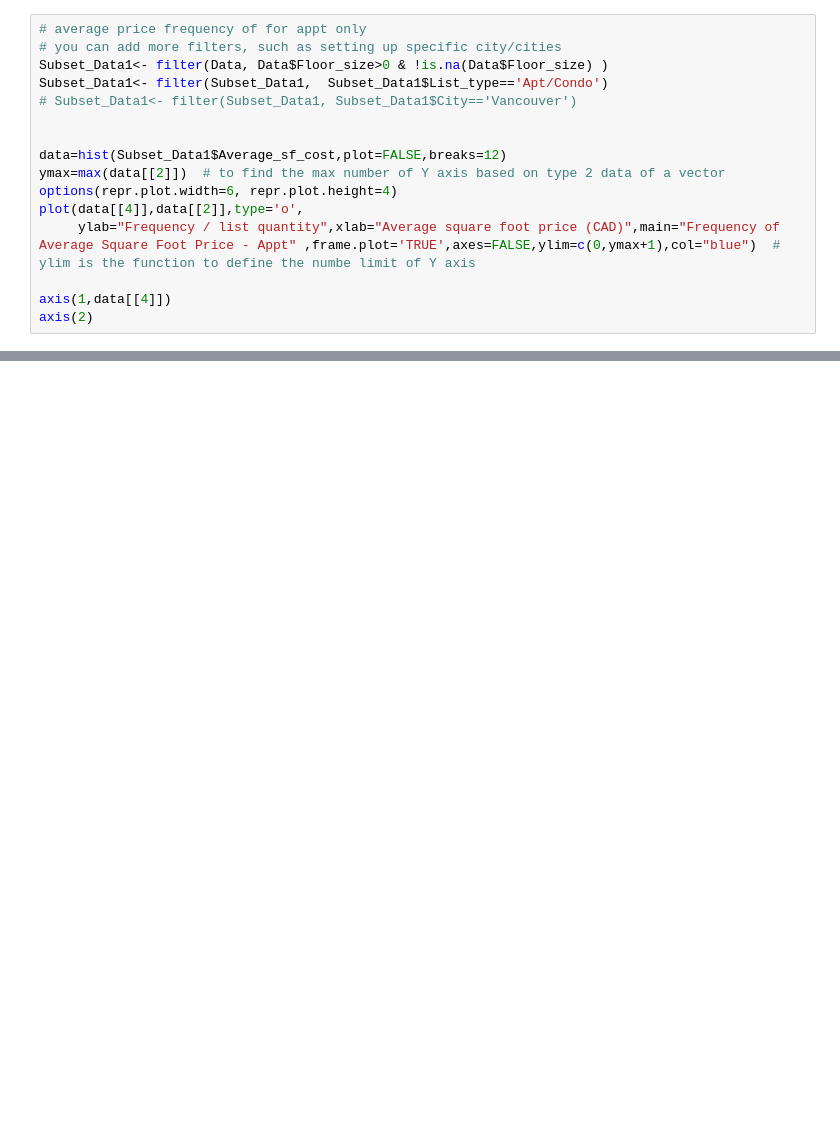
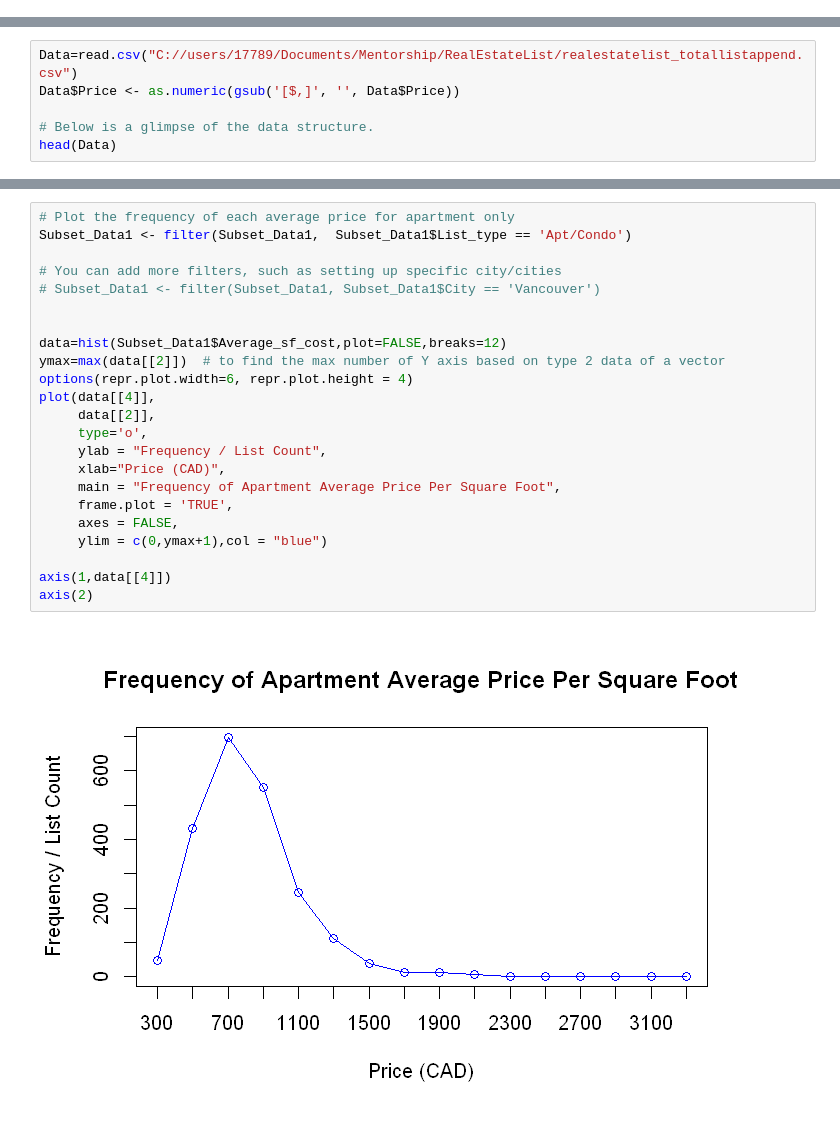
Before and after one commit to EvaWang2020/Analyze-Real-Estate-List-Data-Using-R, a Jupyter notebook: RealEstateListAnalysis.ipynb, the cells around one changed output, grey strips where cells are left out. Cells and saved outputs as stored; diff of their text form; blank space fills up the shorter version.

```diff
--- a/RealEstateListAnalysis.ipynb
+++ b/RealEstateListAnalysis.ipynb
@@ -144,16 +0,0 @@ axis(2)
-# %%
-# average price frequency of for appt only
-# you can add more filters, such as setting up specific city/cities
-Subset_Data1<- filter(Data, Data$Floor_size>0 & !is.na(Data$Floor_size) )
-Subset_Data1<- filter(Subset_Data1,  Subset_Data1$List_type=='Apt/Condo')
-# Subset_Data1<- filter(Subset_Data1, Subset_Data1$City=='Vancouver')
-
-
-data=hist(Subset_Data1$Average_sf_cost,plot=FALSE,breaks=12)
-ymax=max(data[[2]])  # to find the max number of Y axis based on type 2 data of a vector
-options(repr.plot.width=6, repr.plot.height=4)
-plot(data[[4]],data[[2]],type='o',
-     ylab="Frequency / list quantity",xlab="Average square foot price (CAD)",main="Frequency of Average Square Foot Price - Appt" ,frame.plot='TRUE',axes=FALSE,ylim=c(0,ymax+1),col="blue")  # ylim is the function to define the numbe limit of Y axis
-
-axis(1,data[[4]])
-axis(2)
@@ -351,0 +21,6 @@ l -0.15118  0.64490 0.73708  1.00000
+# %%
+Data=read.csv("C://users/17789/Documents/Mentorship/RealEstateList/realestatelist_totallistappend.csv")
+Data$Price <- as.numeric(gsub('[$,]', '', Data$Price))
+
+# Below is a glimpse of the data structure.
+head(Data)
@@ -351,0 +172,25 @@ l -0.15118  0.64490 0.73708  1.00000
+# %%
+# Plot the frequency of each average price for apartment only
+Subset_Data1 <- filter(Subset_Data1,  Subset_Data1$List_type == 'Apt/Condo')
+
+# You can add more filters, such as setting up specific city/cities
+# Subset_Data1 <- filter(Subset_Data1, Subset_Data1$City == 'Vancouver')
+
+
+data=hist(Subset_Data1$Average_sf_cost,plot=FALSE,breaks=12)
+ymax=max(data[[2]])  # to find the max number of Y axis based on type 2 data of a vector
+options(repr.plot.width=6, repr.plot.height = 4)
+plot(data[[4]],
+     data[[2]],
+     type='o',
+     ylab = "Frequency / List Count",
+     xlab="Price (CAD)",
+     main = "Frequency of Apartment Average Price Per Square Foot",
+     frame.plot = 'TRUE',
+     axes = FALSE,
+     ylim = c(0,ymax+1),col = "blue")
+
+axis(1,data[[4]])
+axis(2)
+# %% [output]
+[figure, added]
```
Also changed, not shown: parts of 63 cells of this notebook.
